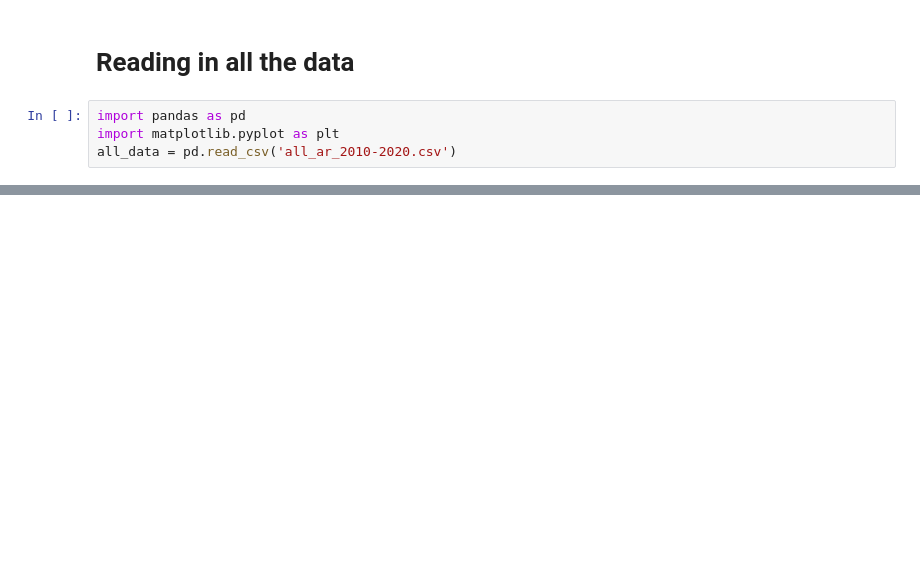
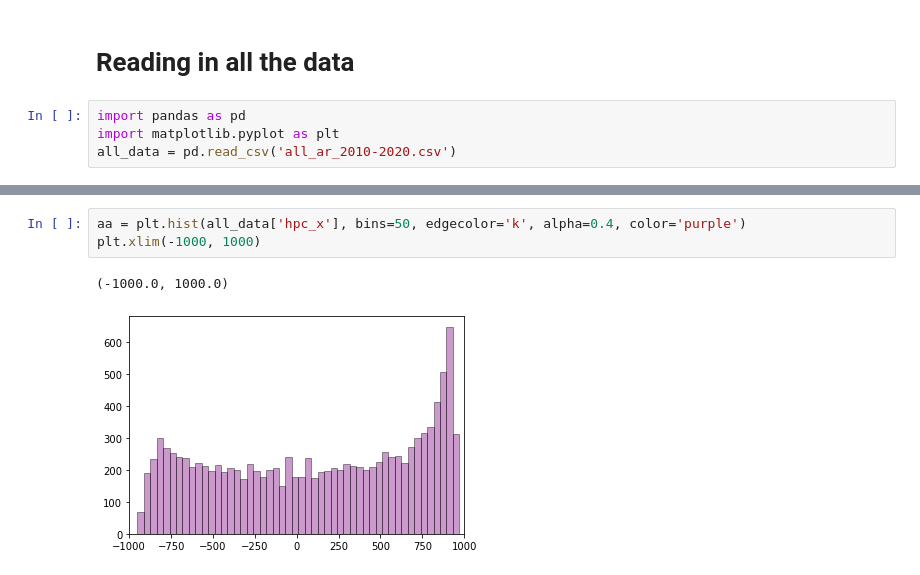
Before and after one commit to hayesla/SolarStatsStuff, a Jupyter notebook: ar_analysis/hek_testing.ipynb, the cells around one changed output, grey strips where cells are left out. Drawn from its saved outputs; the diff is of its cells as text; blank space fills up the shorter version.

```diff
--- a/ar_analysis/hek_testing.ipynb
+++ b/ar_analysis/hek_testing.ipynb
@@ -223,0 +307,6 @@ plt.gca().set_aspect('equal', adjustable='box')
+# %%
+aa = plt.hist(all_data['hpc_x'], bins=50, edgecolor='k', alpha=0.4, color='purple')
+plt.xlim(-1000, 1000)
+# %% [output]
+(-1000.0, 1000.0)
+[figure, added]
```
Also changed, not shown: parts of 15 cells of this notebook.
